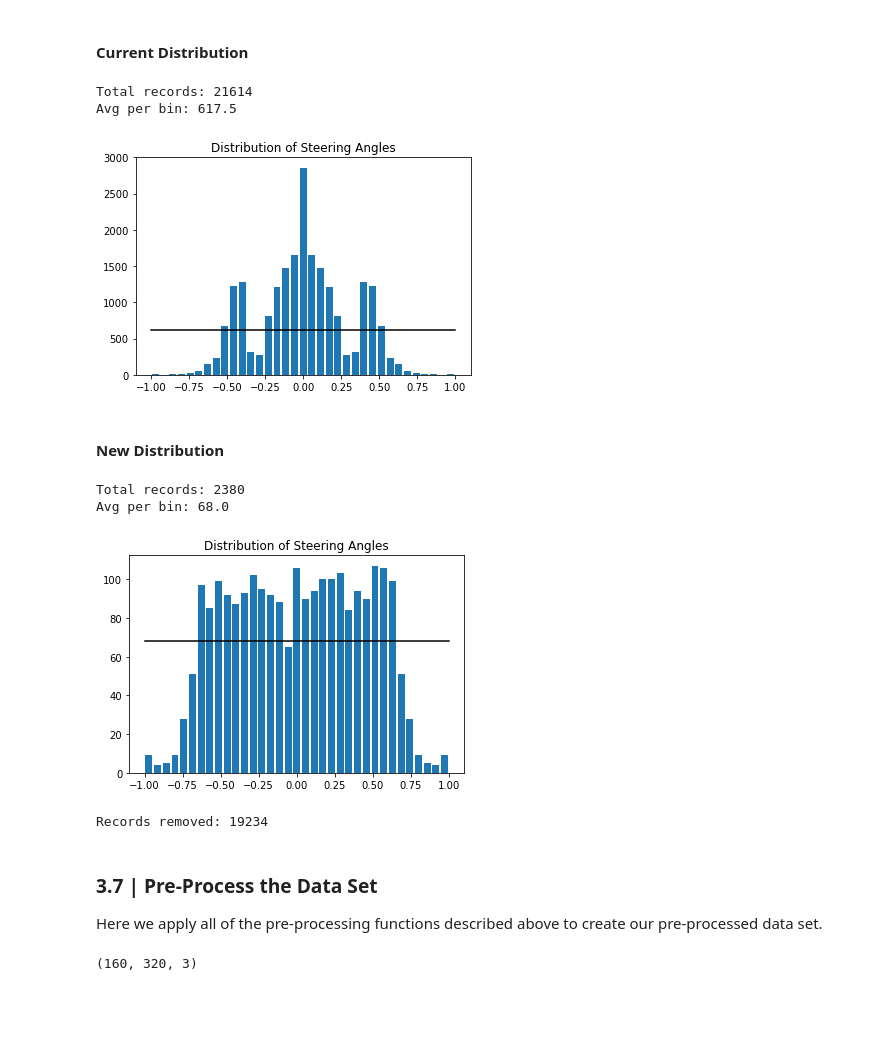
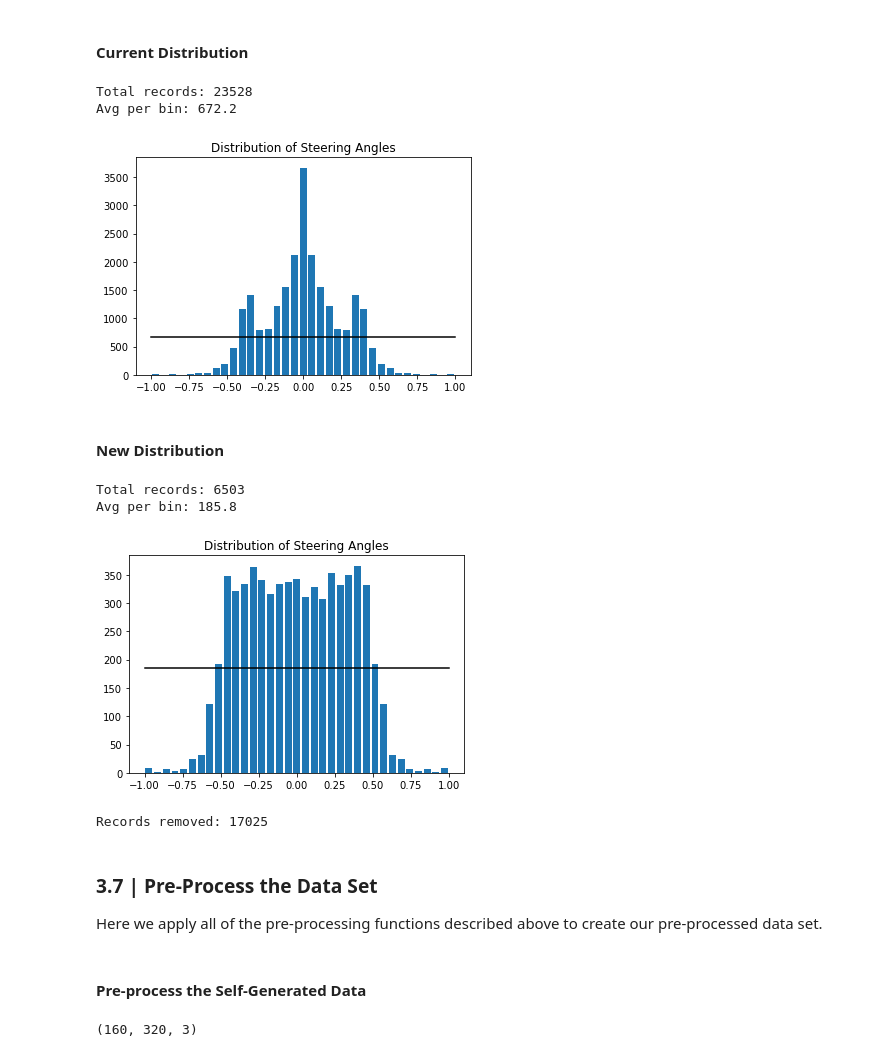
Before and after one commit to tommytracey/udacity, a Jupyter notebook: self-driving-nano/projects/3-behavioral-cloning/behavioral-cloning-v23b.ipynb, the cells around one changed output. Cells and saved outputs as stored; diff of their text form; code cells hidden in the pictures; blank space fills up the shorter version.

```diff
--- a/self-driving-nano/projects/3-behavioral-cloning/behavioral-cloning-v23b.ipynb
+++ b/self-driving-nano/projects/3-behavioral-cloning/behavioral-cloning-v23b.ipynb
@@ -389,13 +389,13 @@ Right now, each row of the data set contains three camera angles (center, left,
 # %%
 turn_thresh = 0.1   # the angle threshold used to identify left and right turns
 # ang_corr = np.random.uniform(0.25, 0.30)   # the steering angle correction for left and right cameras
-ang_corr = 0.27
+ang_corr = 0.2
 
 def steer_adj(angle):
     '''Calculates the absolute value of the steering angle correction for images from
     the left and right cameras.
     '''
-    new_angle = min((abs(angle)+np.random.uniform(0.25, 0.30)), 1.0)
+    new_angle = min((abs(angle)+ang_corr), 1.0)
 
     return new_angle
 # %%
@@ -484,7 +464,8 @@ train_3cam[0:30]
 #### Flatten the distribution (a little)
 As we can see from the graph above, there's still MUCH more 'drive straight' data than turning data. So, below we remove most of the zero angle data to somewhat normalize the distribution. We'll actually equalize the distribution later on. For now, we just want to make it more balanced and get a more detailed look at the other parts of the distribution.
 # %%
-train_3cam = split_3cam(train_data, 0.4)
+keep_3cam = 0.5
+train_3cam = split_3cam(train_data, keep_3cam)
 angles = [i[1] for i in train_3cam]
 show_dist(angles)
 # %% [output]
@@ -763,24 +744,26 @@ def equal_dist(data, factor):
 train_angles = np.array([i[1] for i in train_flip])
 show_dist(train_angles)
 # %% [output]
-Total records: 21614
-Avg per bin: 617.5
+Total records: 23528
+Avg per bin: 672.2
-[figure, old version]
+[figure, new version]
 # %% [markdown]
 #### New Distribution
 # %%
-train_eq = equal_dist(train_flip, 0.15)
+keep_eq = 0.5
+
+train_eq = equal_dist(train_flip, keep_eq)
 
 train_images_eq = [i[0] for i in train_eq]
 train_angles_eq = [i[1] for i in train_eq]
 
 show_dist(train_angles_eq)
 print('Records removed:', len(train_angles)-len(train_angles_eq))
 # %% [output]
-Total records: 2380
-Avg per bin: 68.0
+Total records: 6503
+Avg per bin: 185.8
-[figure, old version]
+[figure, new version]
-Records removed: 19234
+Records removed: 17025
 # %% [markdown]
 ### 3.7 |  Pre-Process the Data Set
 Here we apply all of the pre-processing functions described above to create our pre-processed data set.
@@ -795,6 +778,8 @@ def pre_process(train_data):
     pp_train_data = equal_dist(flip_data, keep_eq)
 
     return pp_train_data
+# %% [markdown]
+#### Pre-process the Self-Generated Data
 # %%
 # Create pre-processed training set
 source = 'track1/t1-mouse'
```
Also changed, not shown: parts of 37 cells of this notebook, 5 other files.
